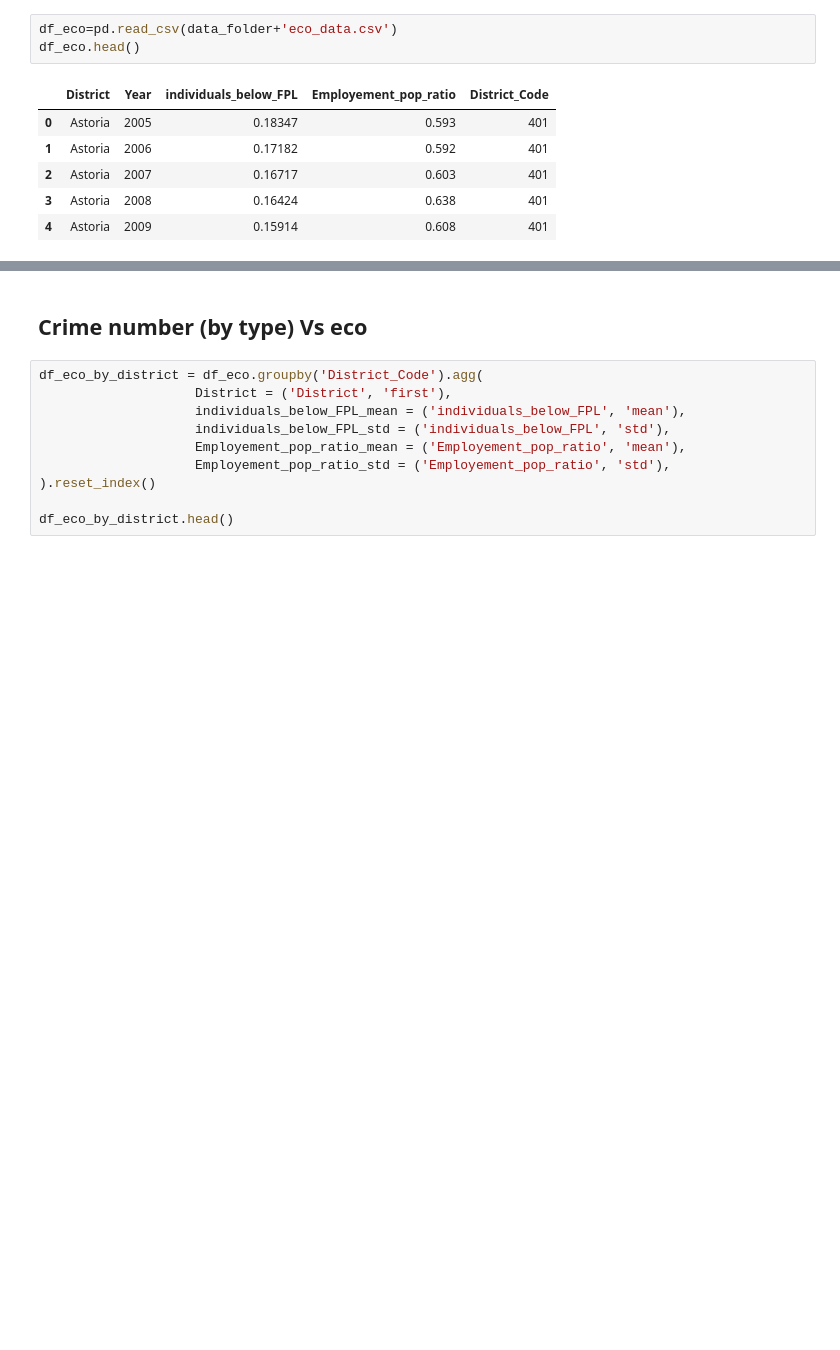
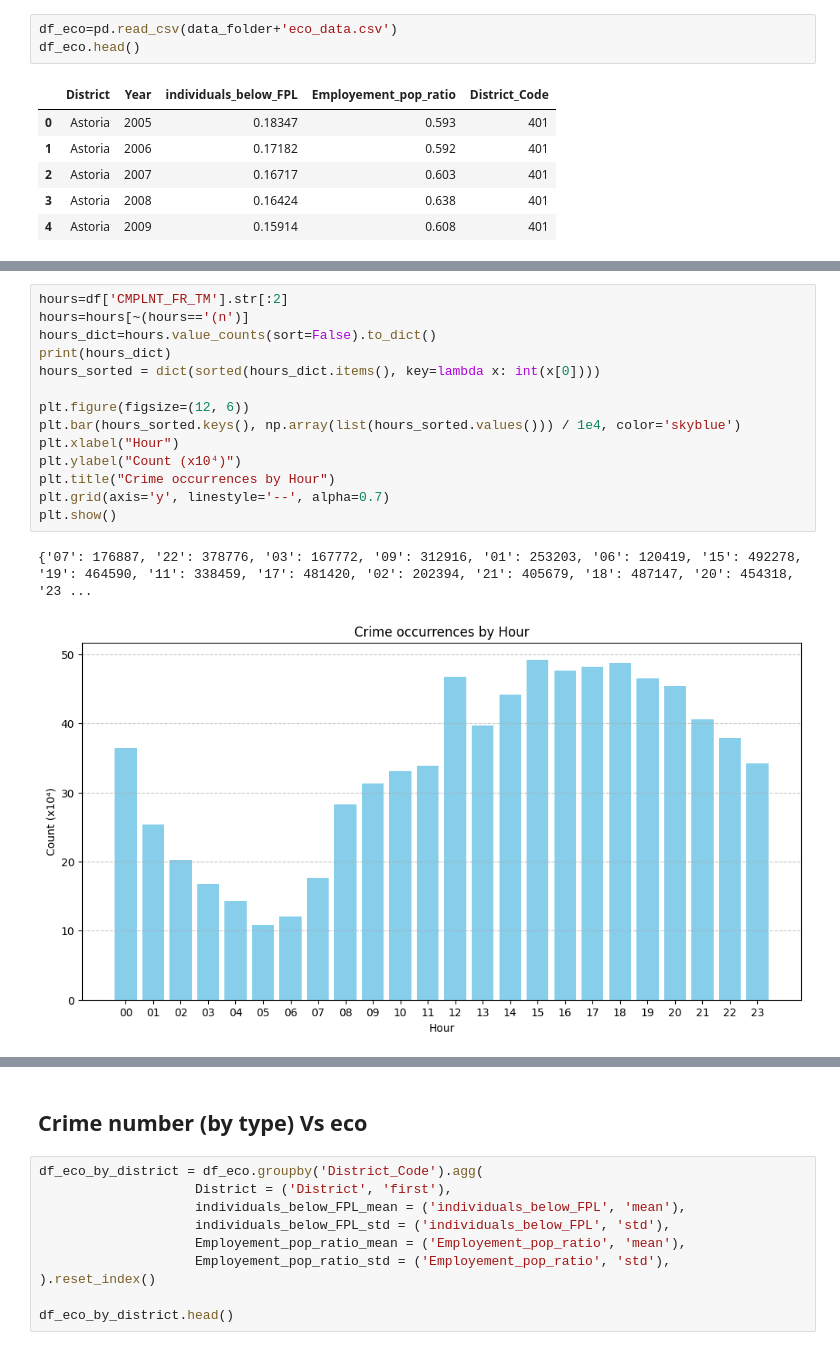
Before and after one commit to com-480-data-visualization/BluePink, a Jupyter notebook: notebooks/EDA2.ipynb, the cells around one changed output, grey strips where cells are left out. Saved outputs shown, nothing was run; the diff lists cells and outputs as text; blank space fills up the shorter version.

```diff
--- a/notebooks/EDA2.ipynb
+++ b/notebooks/EDA2.ipynb
@@ -33,0 +216,17 @@ df_eco.head()
+# %%
+hours=df['CMPLNT_FR_TM'].str[:2]
+hours=hours[~(hours=='(n')]
+hours_dict=hours.value_counts(sort=False).to_dict()
+print(hours_dict)
+hours_sorted = dict(sorted(hours_dict.items(), key=lambda x: int(x[0])))
+
+plt.figure(figsize=(12, 6))
+plt.bar(hours_sorted.keys(), np.array(list(hours_sorted.values())) / 1e4, color='skyblue')
+plt.xlabel("Hour")
+plt.ylabel("Count (x10⁴)")
+plt.title("Crime occurrences by Hour")
+plt.grid(axis='y', linestyle='--', alpha=0.7)
+plt.show()
+# %% [output]
+{'07': 176887, '22': 378776, '03': 167772, '09': 312916, '01': 253203, '06': 120419, '15': 492278, '19': 464590, '11': 338459, '17': 481420, '02': 202394, '21': 405679, '18': 487147, '20': 454318, '23 ...
+[figure, added]
```
Also changed, not shown: parts of 9 cells of this notebook, 9 other files.
